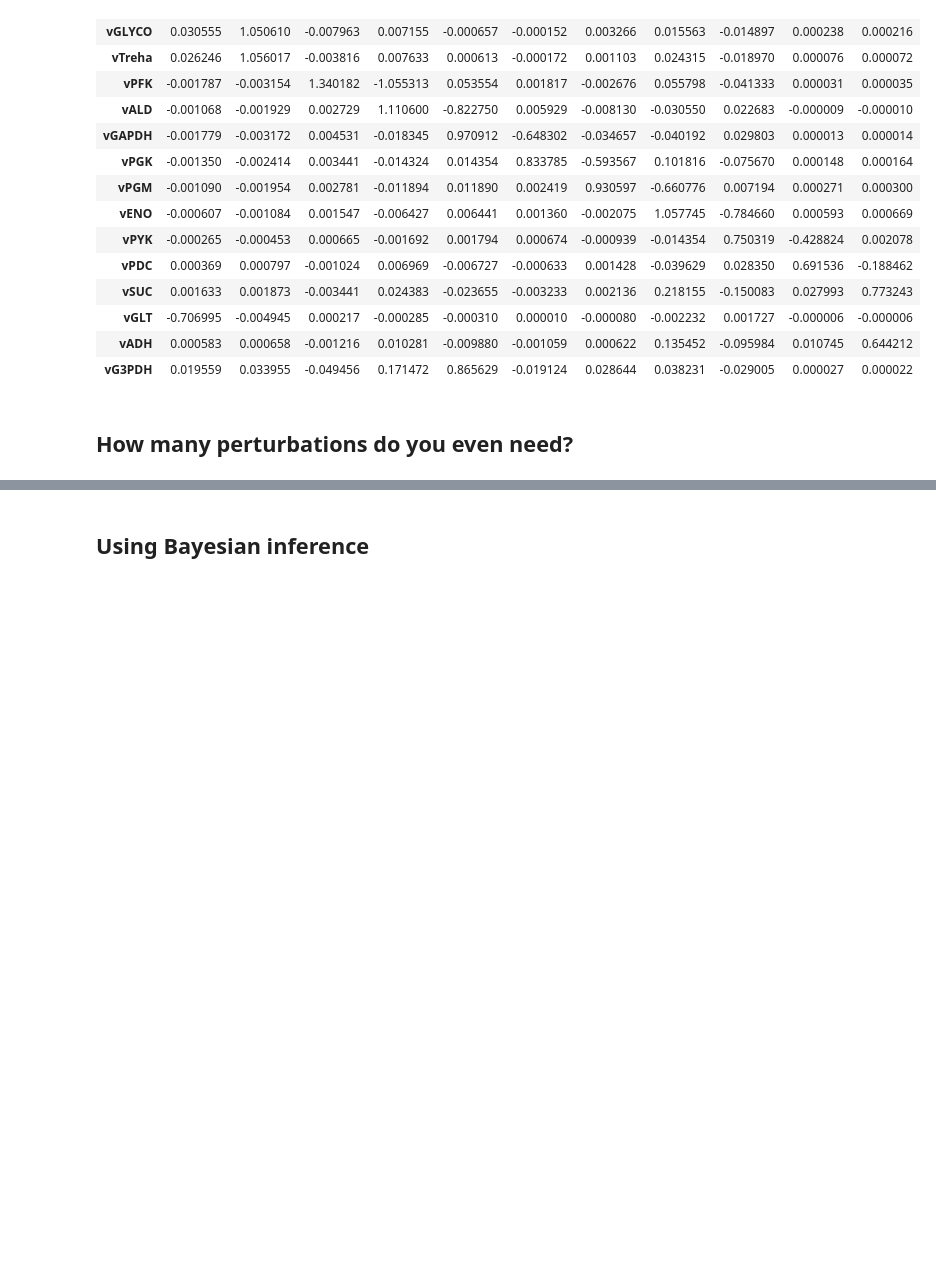
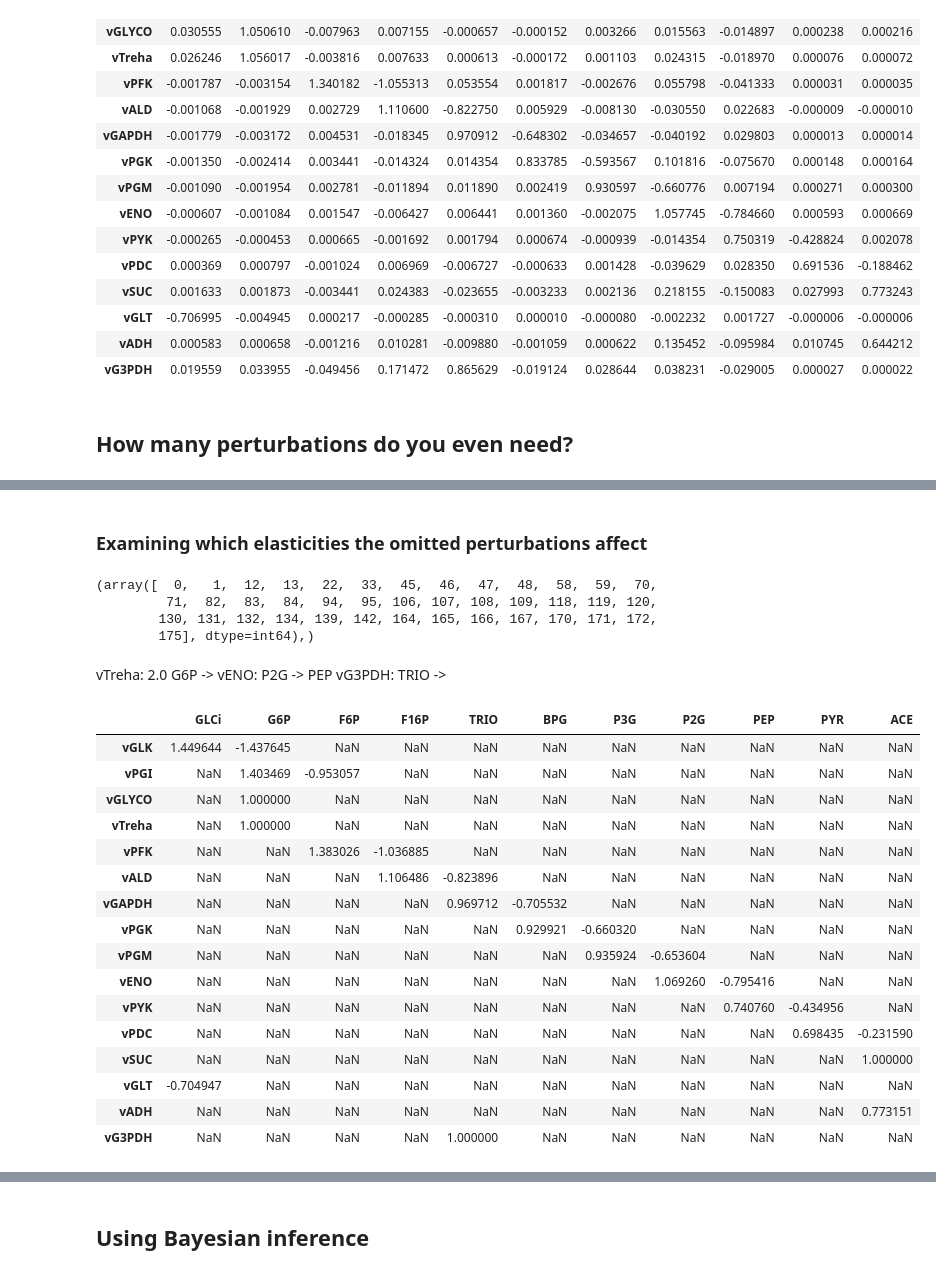
Before and after one commit to janisshin/classical-linlog, a Jupyter notebook: notebooks/yeast.ipynb, the cells around one changed output, grey strips where cells are left out. Drawn from its saved outputs; the diff is of its cells as text; code cells hidden in the pictures; blank space fills up the shorter version.

```diff
--- a/notebooks/yeast.ipynb
+++ b/notebooks/yeast.ipynb
@@ -383,0 +386,34 @@ Text(0.5, 1.0, 'absolute error of ex values when perturbation data is missing')
+# %% [markdown]
+### Examining which elasticities the omitted perturbations affect
+# %%
+np.where(np.abs(mis_difs_df.iloc[1].values)>0.001)
+# %% [output]
+(array([  0,   1,  12,  13,  22,  33,  45,  46,  47,  48,  58,  59,  70,
+         71,  82,  83,  84,  94,  95, 106, 107, 108, 109, 118, 119, 120,
+        130, 131, 132, 134, 139, 142, 164, 165, 166, 167, 170, 171, 172,
+        175], dtype=int64),)
+# %% [markdown]
+vTreha: 2.0 G6P ->
+vENO: P2G -> PEP
+vG3PDH: TRIO ->
+# %%
+ex_df = pd.DataFrame(ex, columns=r.getFloatingSpeciesIds(), index=r.getReactionIds())
+ex_df[ex_df.abs() > 0]
+# %% [output]
+|  | GLCi | G6P | F6P | F16P | TRIO | BPG | P3G | P2G | PEP | PYR | ACE |
+| vGLK | 1.449644 | -1.437645 | NaN | NaN | NaN | NaN | NaN | NaN | NaN | NaN | NaN |
+| vPGI | NaN | 1.403469 | -0.953057 | NaN | NaN | NaN | NaN | NaN | NaN | NaN | NaN |
+| vGLYCO | NaN | 1.000000 | NaN | NaN | NaN | NaN | NaN | NaN | NaN | NaN | NaN |
+| vTreha | NaN | 1.000000 | NaN | NaN | NaN | NaN | NaN | NaN | NaN | NaN | NaN |
+| vPFK | NaN | NaN | 1.383026 | -1.036885 | NaN | NaN | NaN | NaN | NaN | NaN | NaN |
+| vALD | NaN | NaN | NaN | 1.106486 | -0.823896 | NaN | NaN | NaN | NaN | NaN | NaN |
+| vGAPDH | NaN | NaN | NaN | NaN | 0.969712 | -0.705532 | NaN | NaN | NaN | NaN | NaN |
+| vPGK | NaN | NaN | NaN | NaN | NaN | 0.929921 | -0.660320 | NaN | NaN | NaN | NaN |
+| vPGM | NaN | NaN | NaN | NaN | NaN | NaN | 0.935924 | -0.653604 | NaN | NaN | NaN |
+| vENO | NaN | NaN | NaN | NaN | NaN | NaN | NaN | 1.069260 | -0.795416 | NaN | NaN |
+| vPYK | NaN | NaN | NaN | NaN | NaN | NaN | NaN | NaN | 0.740760 | -0.434956 | NaN |
+| vPDC | NaN | NaN | NaN | NaN | NaN | NaN | NaN | NaN | NaN | 0.698435 | -0.231590 |
+| vSUC | NaN | NaN | NaN | NaN | NaN | NaN | NaN | NaN | NaN | NaN | 1.000000 |
+| vGLT | -0.704947 | NaN | NaN | NaN | NaN | NaN | NaN | NaN | NaN | NaN | NaN |
+| vADH | NaN | NaN | NaN | NaN | NaN | NaN | NaN | NaN | NaN | NaN | 0.773151 |
+| vG3PDH | NaN | NaN | NaN | NaN | 1.000000 | NaN | NaN | NaN | NaN | NaN | NaN |
```
Also changed, not shown: parts of 39 cells of this notebook.
